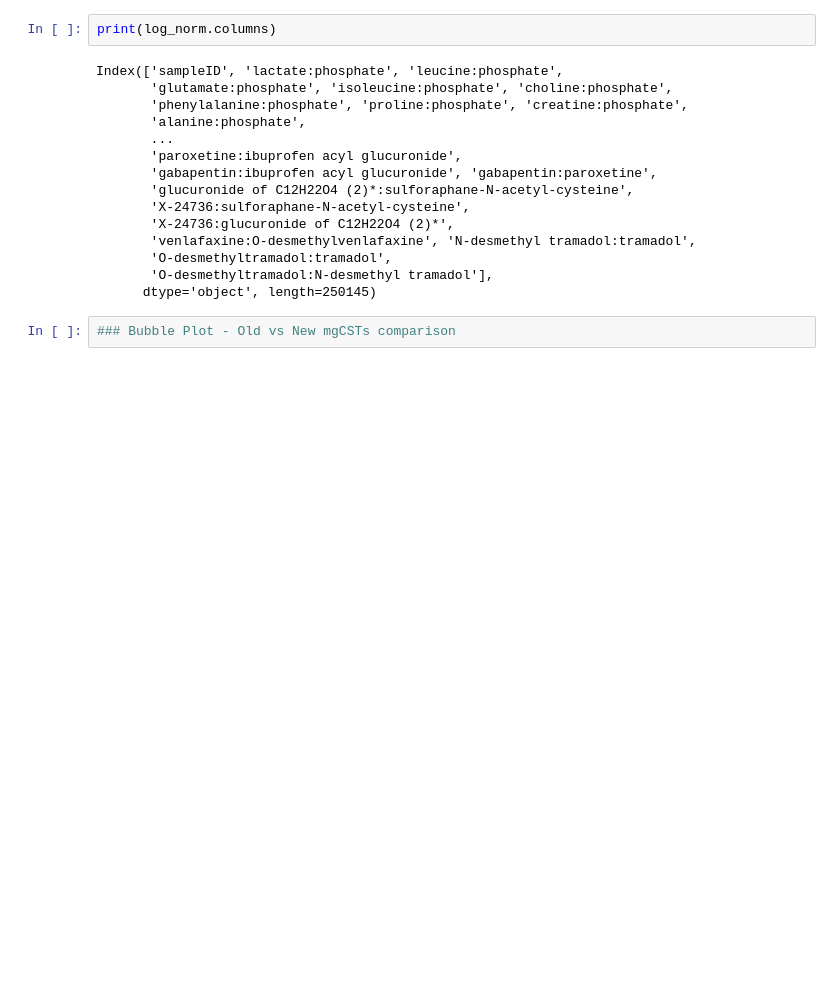
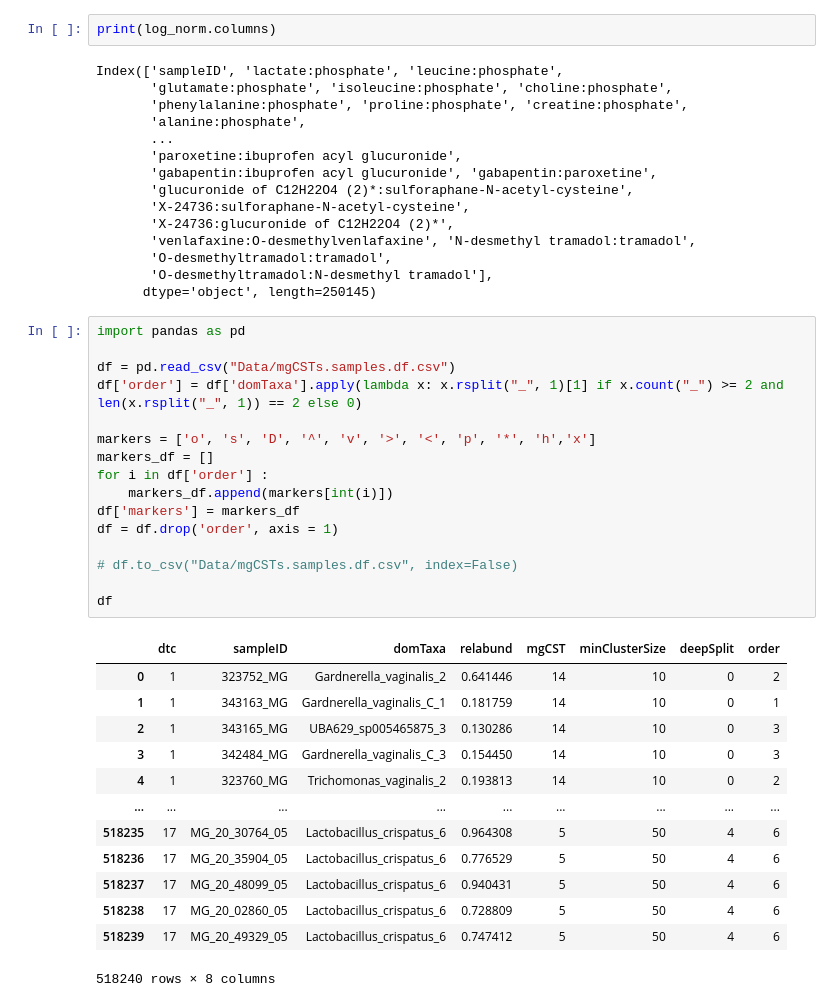
Before and after one commit to AmauryMaros/mgss2, a Jupyter notebook: draft.ipynb, the cells around one changed output. Cells and saved outputs as stored; diff of their text form; blank space fills up the shorter version.

```diff
--- a/draft.ipynb
+++ b/draft.ipynb
@@ -276,5 +276,33 @@ Index(['sampleID', 'lactate:phosphate', 'leucine:phosphate',
        'O-desmethyltramadol:tramadol',
        'O-desmethyltramadol:N-desmethyl tramadol'],
       dtype='object', length=250145)
-# %%
-### Bubble Plot - Old vs New mgCSTs comparison
+# %%
+import pandas as pd
+
+df = pd.read_csv("Data/mgCSTs.samples.df.csv")
+df['order'] = df['domTaxa'].apply(lambda x: x.rsplit("_", 1)[1] if x.count("_") >= 2 and len(x.rsplit("_", 1)) == 2 else 0)
+
+markers = ['o', 's', 'D', '^', 'v', '>', '<', 'p', '*', 'h','x']
+markers_df = []
+for i in df['order'] :
+    markers_df.append(markers[int(i)])
+df['markers'] = markers_df
+df = df.drop('order', axis = 1)
+
+# df.to_csv("Data/mgCSTs.samples.df.csv", index=False)
+
+df
+# %% [output]
+|  | dtc | sampleID | domTaxa | relabund | mgCST | minClusterSize | deepSplit | order |
+| 0 | 1 | 323752_MG | Gardnerella_vaginalis_2 | 0.641446 | 14 | 10 | 0 | 2 |
+| 1 | 1 | 343163_MG | Gardnerella_vaginalis_C_1 | 0.181759 | 14 | 10 | 0 | 1 |
+| 2 | 1 | 343165_MG | UBA629_sp005465875_3 | 0.130286 | 14 | 10 | 0 | 3 |
+| 3 | 1 | 342484_MG | Gardnerella_vaginalis_C_3 | 0.154450 | 14 | 10 | 0 | 3 |
+| 4 | 1 | 323760_MG | Trichomonas_vaginalis_2 | 0.193813 | 14 | 10 | 0 | 2 |
+| ... | ... | ... | ... | ... | ... | ... | ... | ... |
+| 518235 | 17 | MG_20_30764_05 | Lactobacillus_crispatus_6 | 0.964308 | 5 | 50 | 4 | 6 |
+| 518236 | 17 | MG_20_35904_05 | Lactobacillus_crispatus_6 | 0.776529 | 5 | 50 | 4 | 6 |
+| 518237 | 17 | MG_20_48099_05 | Lactobacillus_crispatus_6 | 0.940431 | 5 | 50 | 4 | 6 |
+| 518238 | 17 | MG_20_02860_05 | Lactobacillus_crispatus_6 | 0.728809 | 5 | 50 | 4 | 6 |
+| 518239 | 17 | MG_20_49329_05 | Lactobacillus_crispatus_6 | 0.747412 | 5 | 50 | 4 | 6 |
+518240 rows × 8 columns
```
Also changed, not shown: parts of 2 cells of this notebook, 3 other files.
